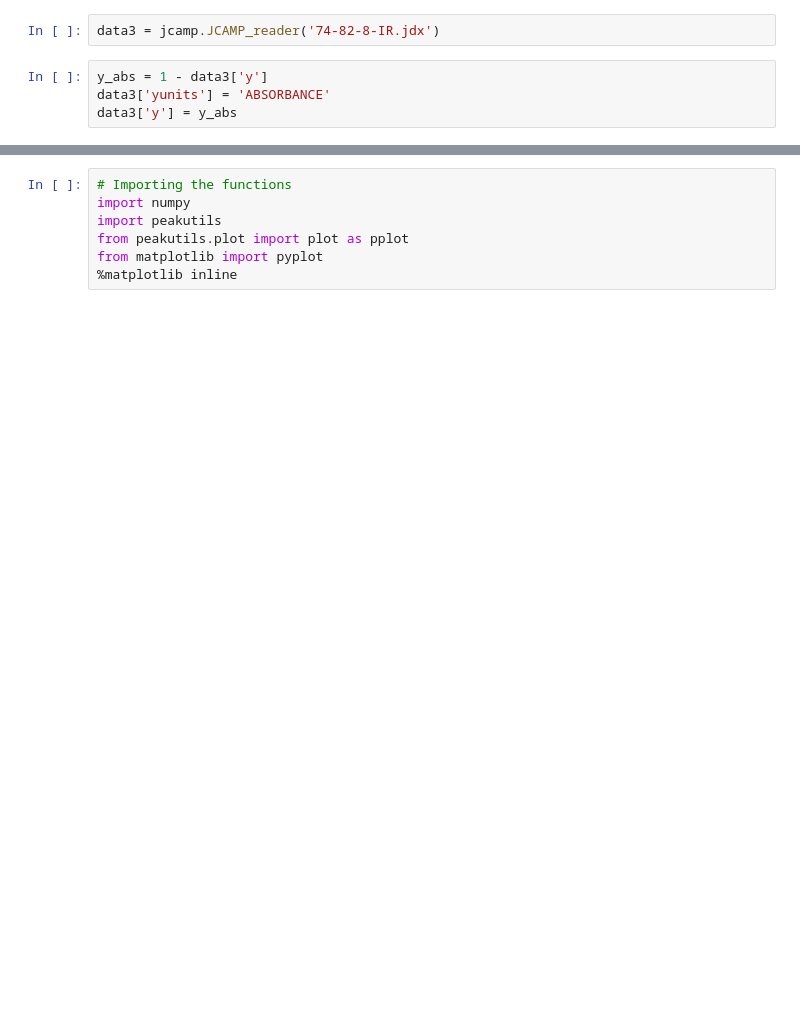
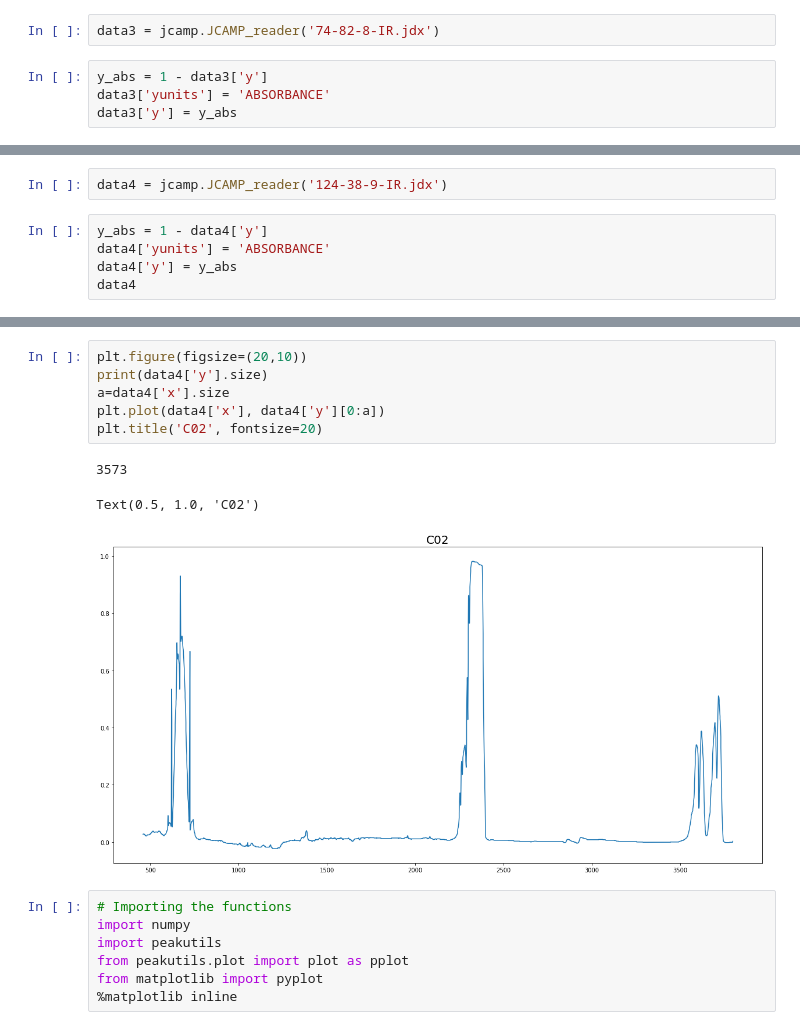
Before and after one commit to raman-noodles/Raman-noodles, a Jupyter notebook: Explore_Dev/Peak_utils_test.ipynb, the cells around one changed output, grey strips where cells are left out. Saved outputs shown, nothing was run; the diff lists cells and outputs as text; blank space fills up the shorter version.

```diff
--- a/Explore_Dev/Peak_utils_test.ipynb
+++ b/Explore_Dev/Peak_utils_test.ipynb
@@ -37,0 +93,7 @@ plt.title('methane', fontsize=20)
+# %%
+data4 = jcamp.JCAMP_reader('124-38-9-IR.jdx')
+# %%
+y_abs = 1 - data4['y']
+data4['yunits'] = 'ABSORBANCE'
+data4['y'] = y_abs
+data4
@@ -38,3 +118,13 @@ plt.title('methane', fontsize=20)
+# %%
+plt.figure(figsize=(20,10))
+print(data4['y'].size)
+a=data4['x'].size
+plt.plot(data4['x'], data4['y'][0:a])
+plt.title('C02', fontsize=20)
+# %% [output]
+3573
+Text(0.5, 1.0, 'C02')
+[figure, added]
 # %%
 # Importing the functions
 import numpy
```
Also changed, not shown: parts of 17 cells of this notebook.
